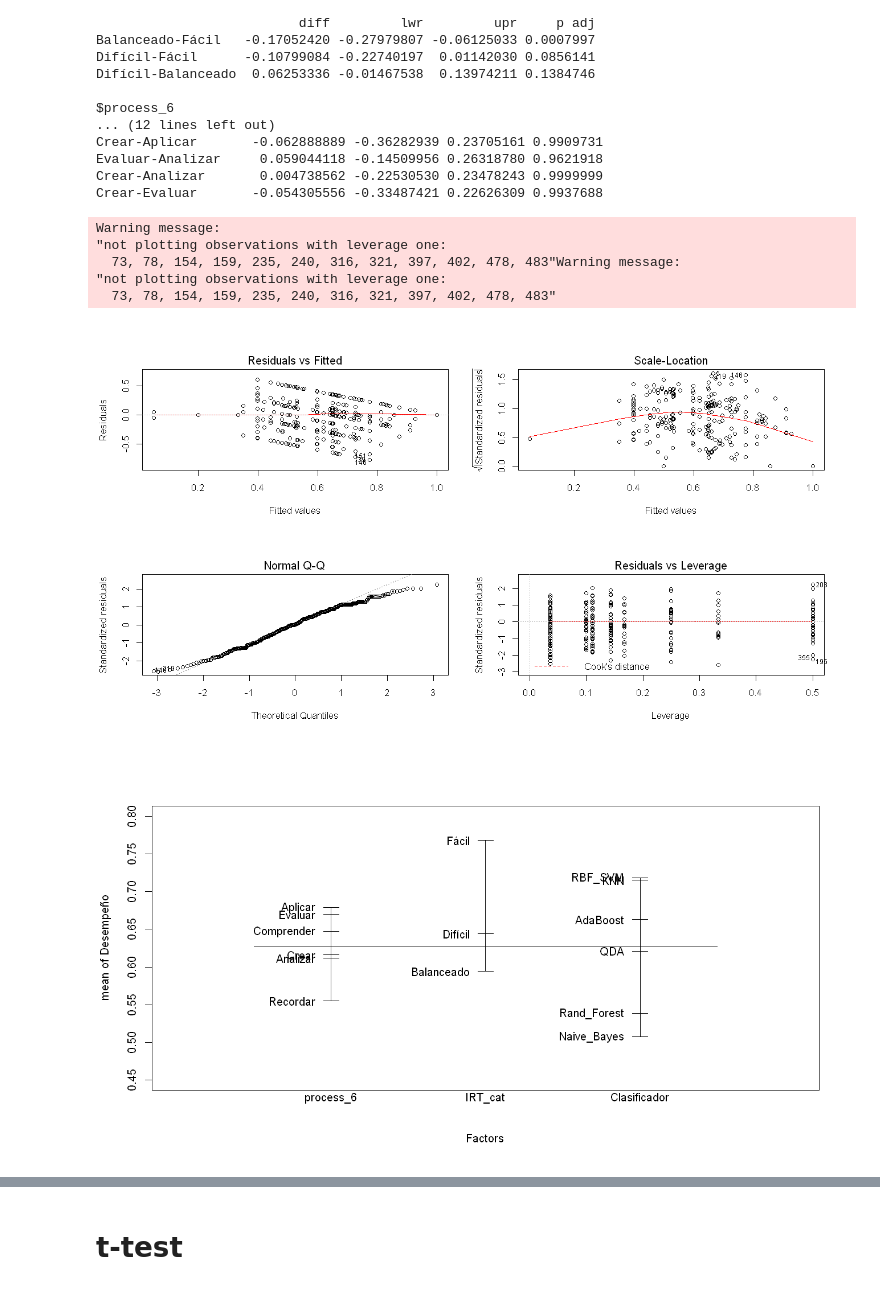
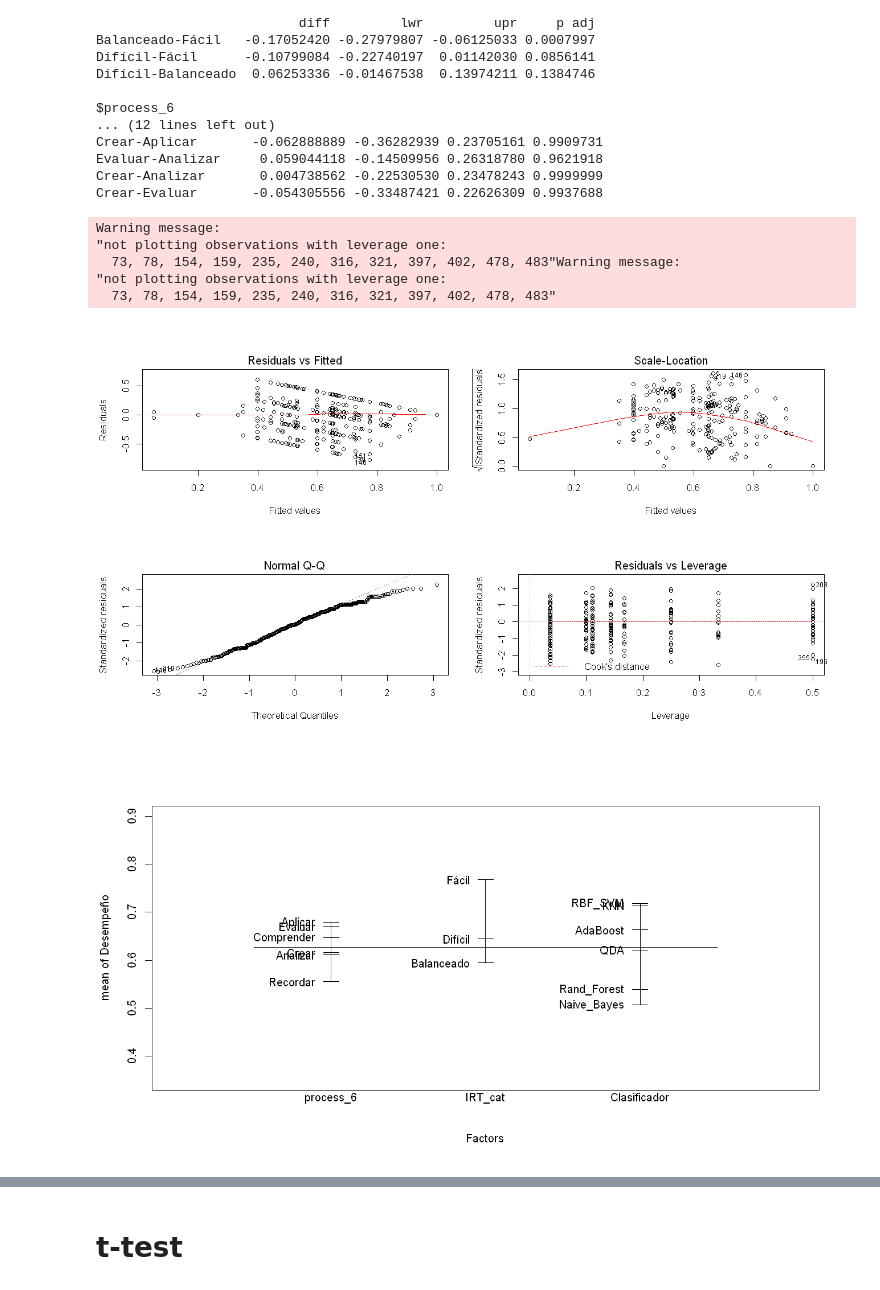
Before and after one commit to Yagwar/ASAG_Test, a Jupyter notebook: Final Results.ipynb, the cells around one changed output, grey strips where cells are left out. Drawn from its saved outputs; the diff is of its cells as text; code cells hidden in the pictures.

```diff
--- a/Final Results.ipynb
+++ b/Final Results.ipynb
@@ -180,6 +184,8 @@ ggplot(data_6, aes(IRT_difficulty, AdaBoost, color=process_6, linetype=process_6
   geom_smooth(method = "lm", se = FALSE)
 # %% [output]
 [figure]
+# %%
+plot_y_lims=c(.35,.9)
 # %% [markdown]
 # MANOVA
 [Doc Guía](https://www.r-bloggers.com/multiple-analysis-of-variance-manova/)
@@ -304,13 +425,13 @@ Crear-Evaluar       -0.054305556 -0.33487421 0.22626309 0.9937688
 # %%
 layout(matrix(c(1,2,3,4),2,2)) # optional layout
 plot(process_6_aov_3f) # diagnostic plots
 par(mfrow=c(1,1))
-plot.design(Desempeño~ ., data = dat_AOV_6[c("process_6","IRT_cat","Clasificador","Desempeño")], ylim=c(.45,.8))
+plot.design(Desempeño~ ., data = dat_AOV_6[c("process_6","IRT_cat","Clasificador","Desempeño")], ylim=plot_y_lims)
 # %% [output]
 Warning message:
 "not plotting observations with leverage one:
   73, 78, 154, 159, 235, 240, 316, 321, 397, 402, 478, 483"Warning message:
 "not plotting observations with leverage one:
   73, 78, 154, 159, 235, 240, 316, 321, 397, 402, 478, 483"
 [figure]
-[figure, old version]
+[figure, new version]
```
Also changed, not shown: parts of 13 cells of this notebook.
